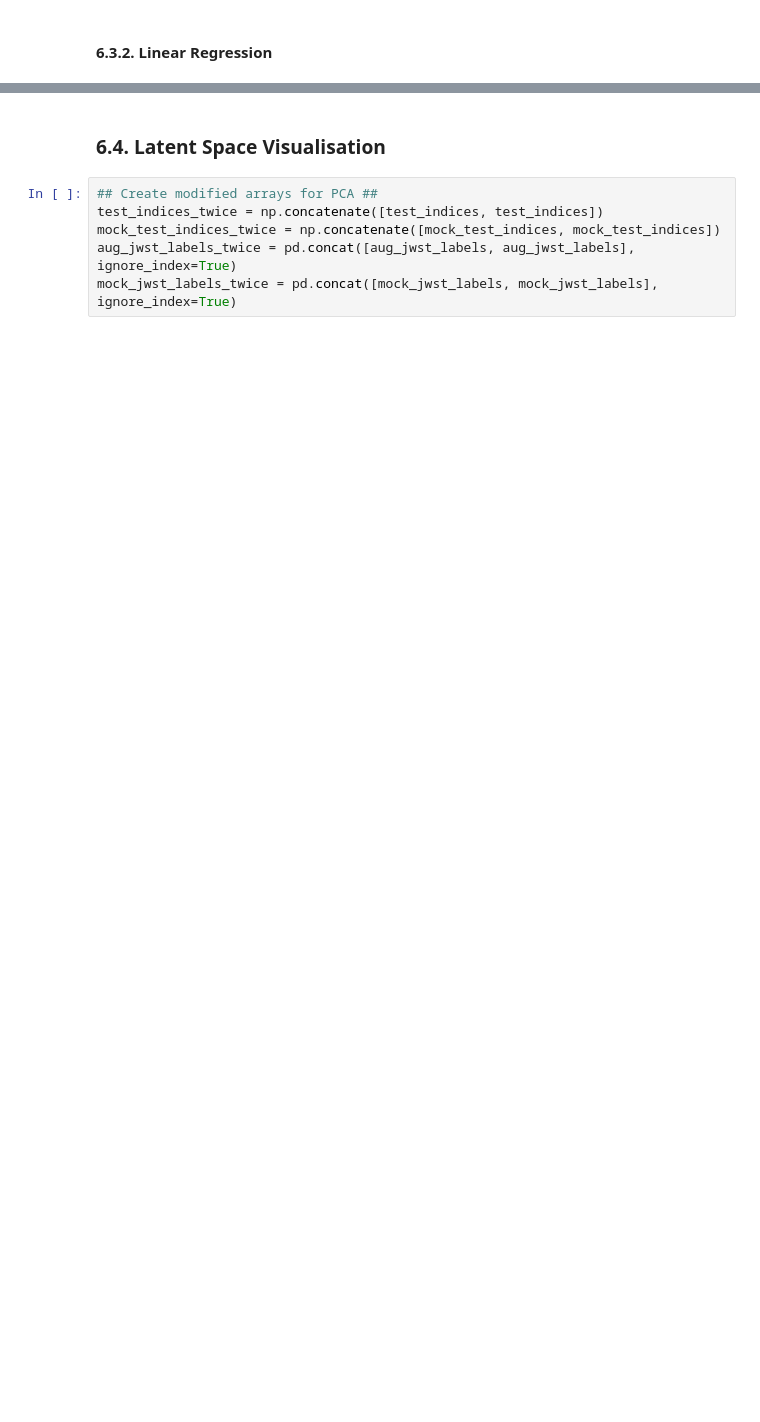
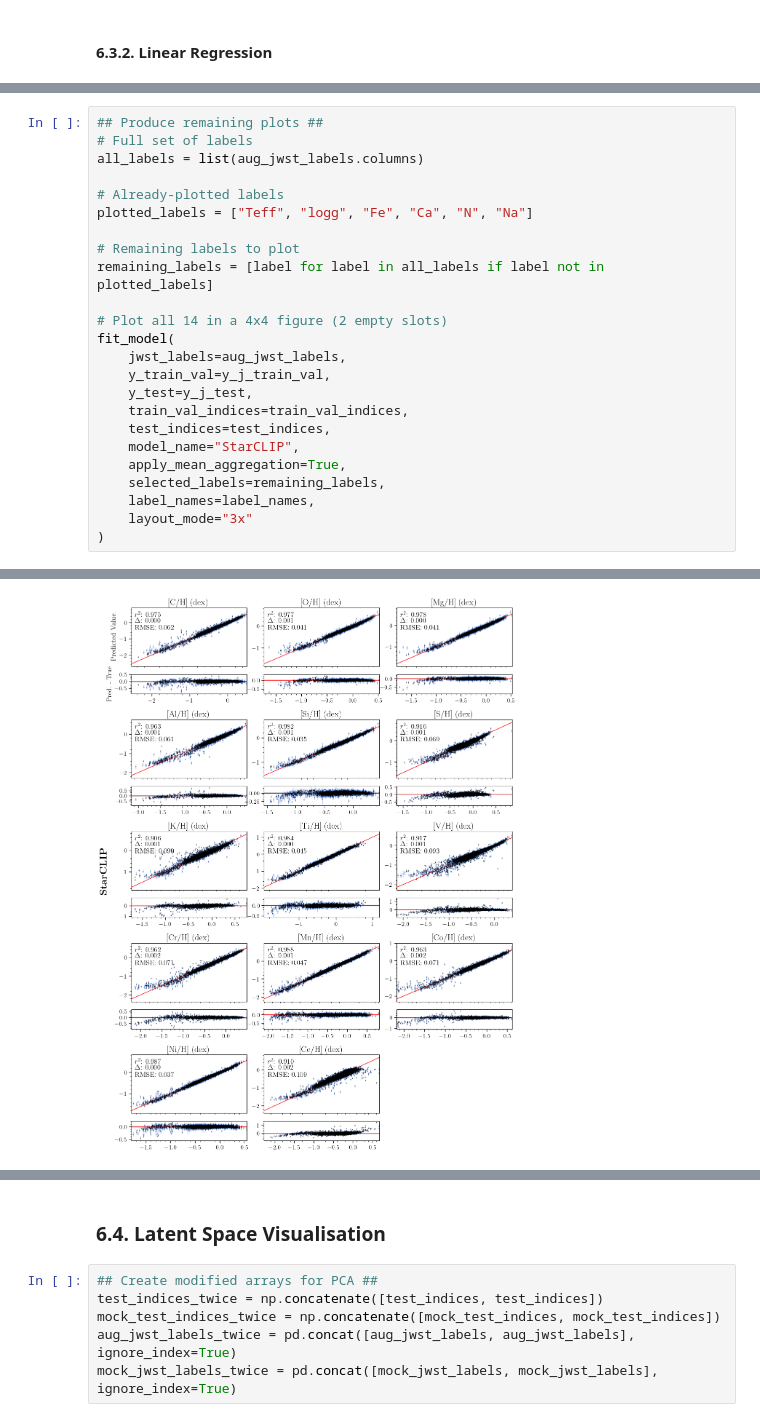
Before and after one commit to juliavekim/StarCLIP, a Jupyter notebook: Scripts/StarCLIP.ipynb, the cells around one changed output, grey strips where cells are left out. Saved outputs shown, nothing was run; the diff lists cells and outputs as text; blank space fills up the shorter version.

```diff
--- a/Scripts/StarCLIP.ipynb
+++ b/Scripts/StarCLIP.ipynb
@@ -2345,0 +2599,25 @@ fit_model(mock_jwst_labels,
+# %%
+## Produce remaining plots ##
+# Full set of labels
+all_labels = list(aug_jwst_labels.columns)
+
+# Already-plotted labels
+plotted_labels = ["Teff", "logg", "Fe", "Ca", "N", "Na"]
+
+# Remaining labels to plot
+remaining_labels = [label for label in all_labels if label not in plotted_labels]
+
+# Plot all 14 in a 4x4 figure (2 empty slots)
+fit_model(
+    jwst_labels=aug_jwst_labels,
+    y_train_val=y_j_train_val,
+    y_test=y_j_test,
+    train_val_indices=train_val_indices,
+    test_indices=test_indices,
+    model_name="StarCLIP",
+    apply_mean_aggregation=True,
+    selected_labels=remaining_labels,
+    label_names=label_names,
+    layout_mode="3x"
+)
+# %% [output]
@@ -2345,0 +2641 @@ fit_model(mock_jwst_labels,
+[figure, added]
```
Also changed, not shown: parts of 44 cells of this notebook.
